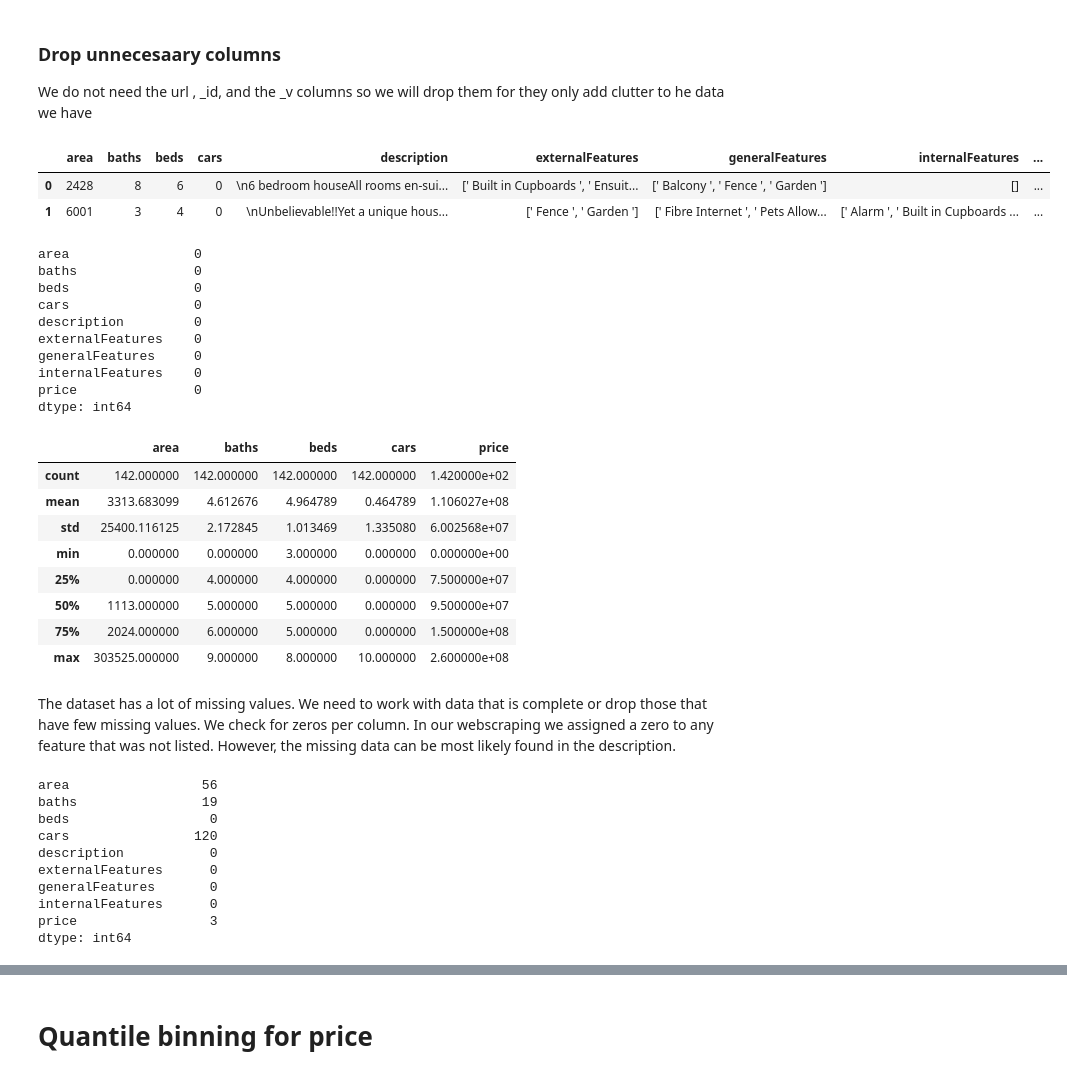
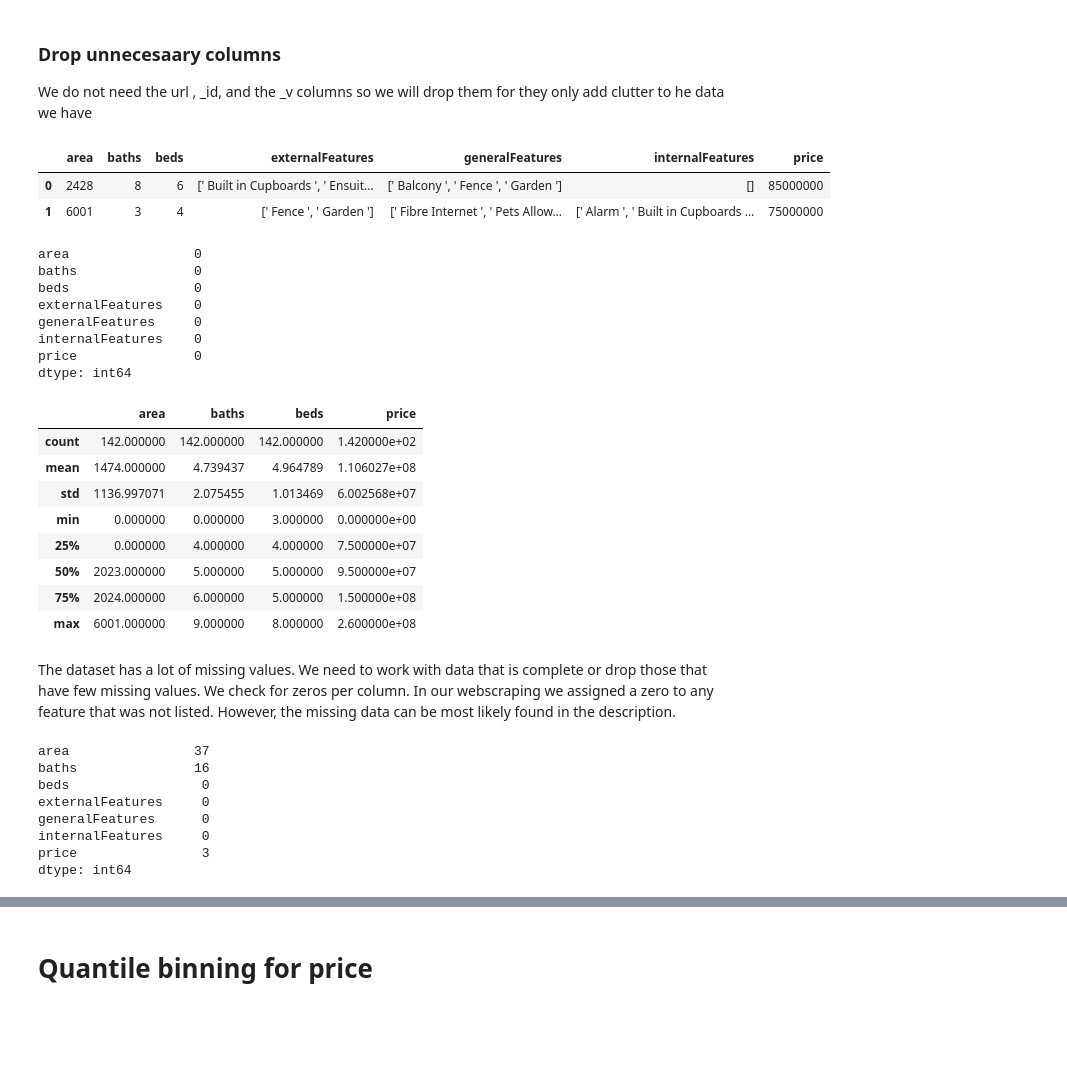
Before and after one commit to wamaithaNyamu/RUNDAHOUSES, a Jupyter notebook: Runda_Houses.ipynb, the cells around one changed output, grey strips where cells are left out. Cells and saved outputs as stored; diff of their text form; code cells hidden in the pictures; blank space fills up the shorter version.

```diff
--- a/Runda_Houses.ipynb
+++ b/Runda_Houses.ipynb
@@ -19,7 +19,7 @@ import re
 # %% [markdown]
 We load the data from the csv file runda_houses.csv and convert it to a dataframe
 # %%
-df = pd.read_csv('/content/runda-houses.csv')
+df = pd.read_csv('/content/manually_cleaned_runda-houses.csv')
 df.head(2)
 # %% [output]
 |  | _id | url | __v | area | baths | beds | cars | description | externalFeatures | ... |
@@ -42,20 +42,18 @@ We do not need the url , _id, and the _v columns so we will drop them for they o
 # %%
 # drop columns
 
-df =df.drop(['_id', 'url', '__v'], axis=1)
+df =df.drop(['_id', 'url', '__v','cars', 'description'], axis=1)
 df.head(2)
 # %% [output]
-|  | area | baths | beds | cars | description | externalFeatures | generalFeatures | internalFeatures | ... |
-| 0 | 2428 | 8 | 6 | 0 | \n6 bedroom houseAll rooms en-sui... | [' Built in Cupboards ', ' Ensuit... | [' Balcony ', ' Fence ', ' Garden '] | [] | ... |
-| 1 | 6001 | 3 | 4 | 0 | \nUnbelievable!!Yet a unique hous... | [' Fence ', ' Garden '] | [' Fibre Internet ', ' Pets Allow... | [' Alarm ', ' Built in Cupboards ... | ... |
+|  | area | baths | beds | externalFeatures | generalFeatures | internalFeatures | price |
+| 0 | 2428 | 8 | 6 | [' Built in Cupboards ', ' Ensuit... | [' Balcony ', ' Fence ', ' Garden '] | [] | 85000000 |
+| 1 | 6001 | 3 | 4 | [' Fence ', ' Garden '] | [' Fibre Internet ', ' Pets Allow... | [' Alarm ', ' Built in Cupboards ... | 75000000 |
 # %%
 df.isna().sum()
 # %% [output]
 area                0
 baths               0
 beds                0
-cars                0
-description         0
 externalFeatures    0
 generalFeatures     0
 internalFeatures    0
@@ -64,29 +62,27 @@ dtype: int64
 # %%
 df.describe()
 # %% [output]
-|  | area | baths | beds | cars | price |
-| count | 142.000000 | 142.000000 | 142.000000 | 142.000000 | 1.420000e+02 |
-| mean | 3313.683099 | 4.612676 | 4.964789 | 0.464789 | 1.106027e+08 |
-| std | 25400.116125 | 2.172845 | 1.013469 | 1.335080 | 6.002568e+07 |
-| min | 0.000000 | 0.000000 | 3.000000 | 0.000000 | 0.000000e+00 |
-| 25% | 0.000000 | 4.000000 | 4.000000 | 0.000000 | 7.500000e+07 |
-| 50% | 1113.000000 | 5.000000 | 5.000000 | 0.000000 | 9.500000e+07 |
-| 75% | 2024.000000 | 6.000000 | 5.000000 | 0.000000 | 1.500000e+08 |
-| max | 303525.000000 | 9.000000 | 8.000000 | 10.000000 | 2.600000e+08 |
+|  | area | baths | beds | price |
+| count | 142.000000 | 142.000000 | 142.000000 | 1.420000e+02 |
+| mean | 1474.000000 | 4.739437 | 4.964789 | 1.106027e+08 |
+| std | 1136.997071 | 2.075455 | 1.013469 | 6.002568e+07 |
+| min | 0.000000 | 0.000000 | 3.000000 | 0.000000e+00 |
+| 25% | 0.000000 | 4.000000 | 4.000000 | 7.500000e+07 |
+| 50% | 2023.000000 | 5.000000 | 5.000000 | 9.500000e+07 |
+| 75% | 2024.000000 | 6.000000 | 5.000000 | 1.500000e+08 |
+| max | 6001.000000 | 9.000000 | 8.000000 | 2.600000e+08 |
 # %% [markdown]
 The dataset has a lot of missing values. We need to work with data that is complete or drop those that have few missing values. We check for zeros per column. In our webscraping we assigned a zero to any feature that was not listed. However, the missing data can be most likely found in the  description.
 # %%
 # Get number if zeros per column
 df.isin([0]).sum()
 # %% [output]
-area                 56
-baths                19
-beds                  0
-cars                120
-description           0
-externalFeatures      0
-generalFeatures       0
-internalFeatures      0
-price                 3
+area                37
+baths               16
+beds                 0
+externalFeatures     0
+generalFeatures      0
+internalFeatures     0
+price                3
 dtype: int64
 # %%
```
Also changed, not shown: parts of 54 cells of this notebook.
